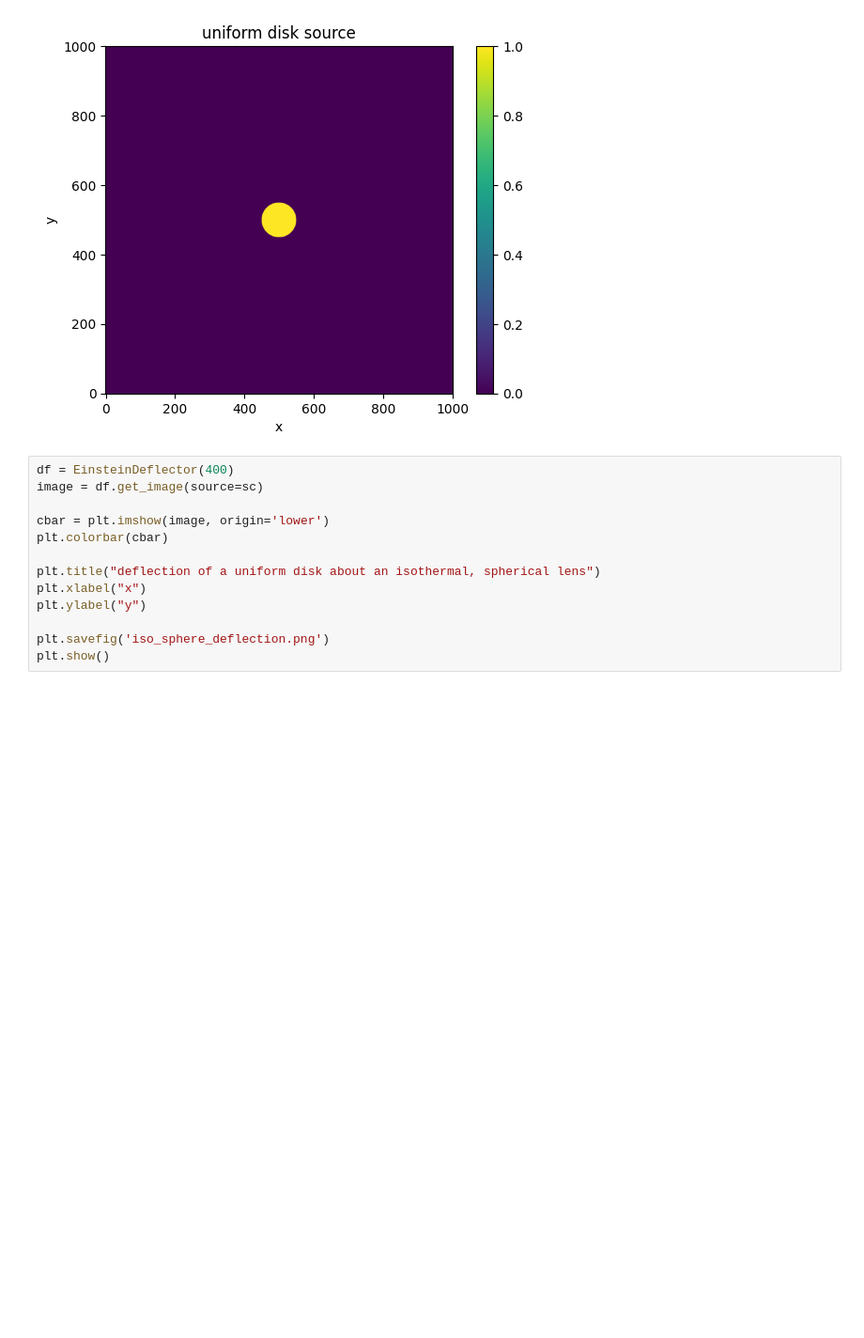
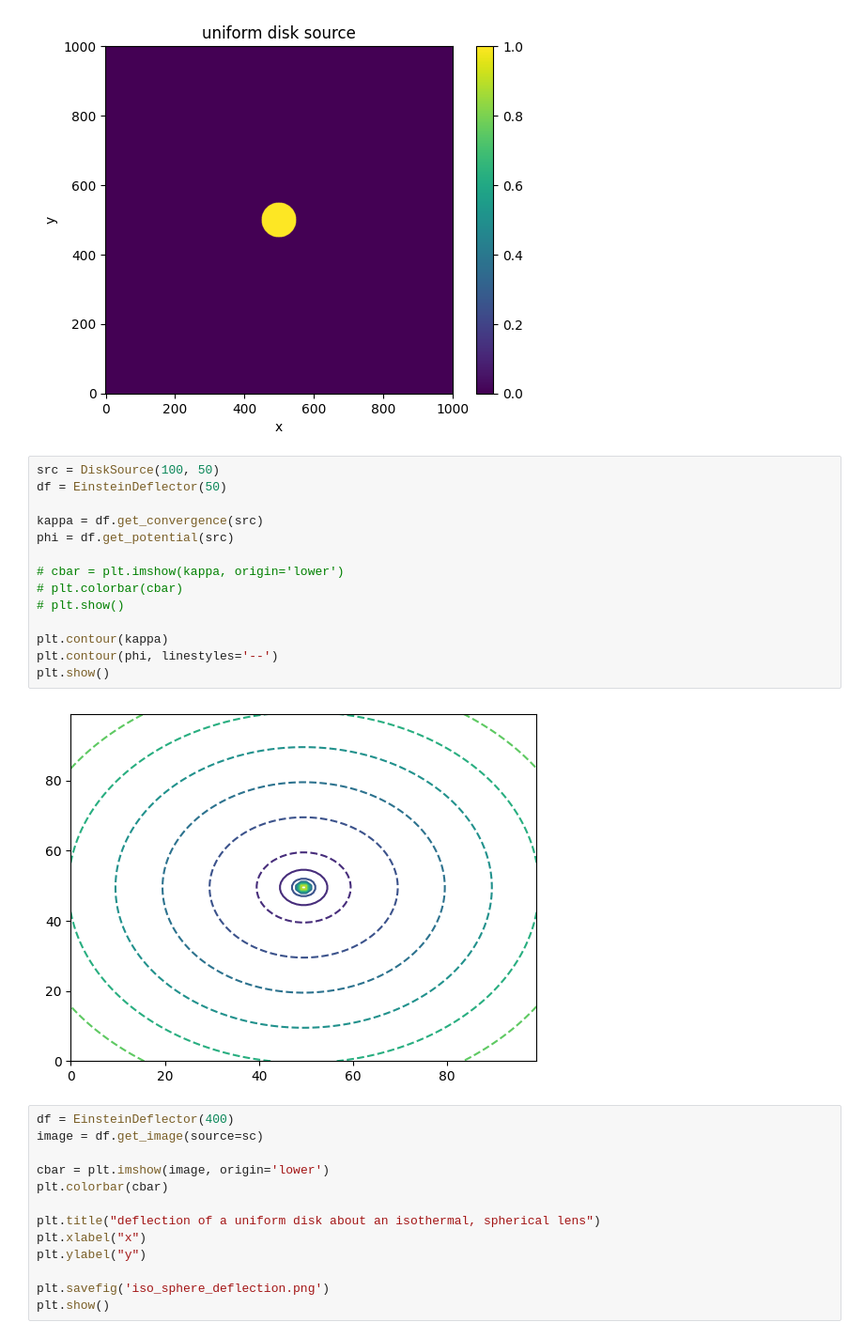
Before and after one commit to OliverRedhead/Gravitational-Lensing, a Jupyter notebook: wk1/isothermal_sphere/einstein_testing.ipynb, the cells around one changed output. Shown at 94% size. Drawn from its saved outputs; the diff is of its cells as text; blank space fills up the shorter version.

Commit message:
added getter methods to visualise convergence and lensing potential

```diff
--- a/wk1/isothermal_sphere/einstein_testing.ipynb
+++ b/wk1/isothermal_sphere/einstein_testing.ipynb
@@ -17,6 +17,22 @@ plt.savefig("uniform_disk_source.png")
 plt.show()
 # %% [output]
 [figure]
+# %%
+src = DiskSource(100, 50)
+df = EinsteinDeflector(50)
+
+kappa = df.get_convergence(src)
+phi = df.get_potential(src)
+
+# cbar = plt.imshow(kappa, origin='lower')
+# plt.colorbar(cbar)
+# plt.show()
+
+plt.contour(kappa)
+plt.contour(phi, linestyles='--')
+plt.show()
+# %% [output]
+[figure, added]
 # %%
 df = EinsteinDeflector(400)
 image = df.get_image(source=sc)
```
Also changed, not shown: 1 other file.
